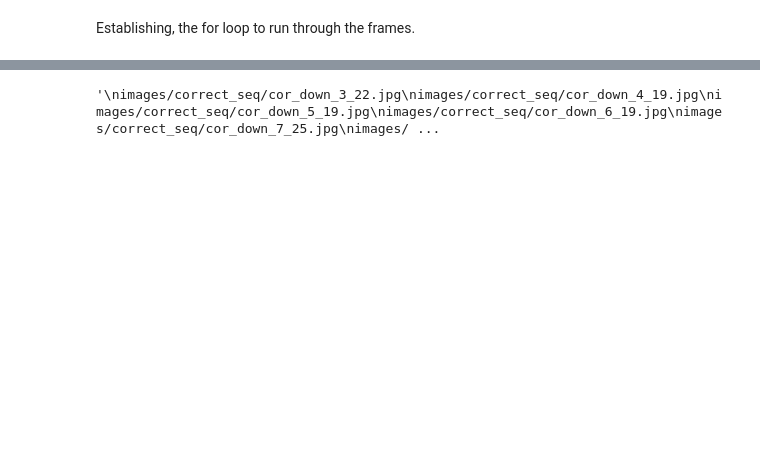
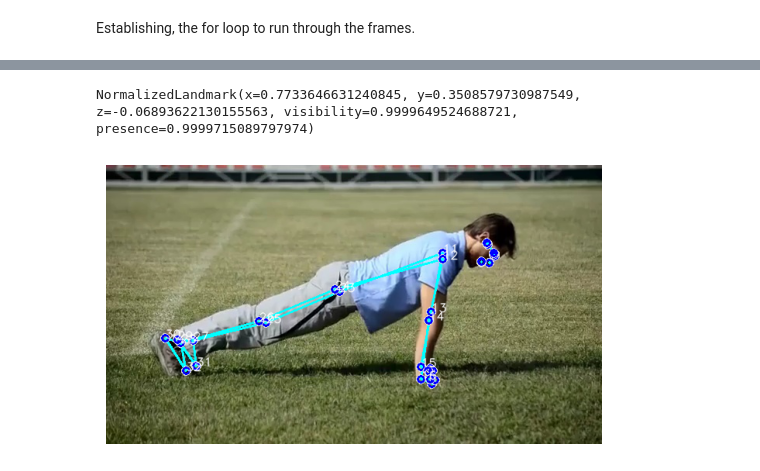
Before and after one commit to jpedroag/PMBA, a Jupyter notebook: C_distances.ipynb, the cells around one changed output, grey strips where cells are left out. Cells and saved outputs as stored; diff of their text form; code cells hidden in the pictures; blank space fills up the shorter version.

```diff
--- a/C_distances.ipynb
+++ b/C_distances.ipynb
@@ -80,13 +86,0 @@ images/correct_seq/cor_down_197_70.jpg
-# %%
-'''
-images/correct_seq/cor_down_3_22.jpg
-images/correct_seq/cor_down_4_19.jpg
-images/correct_seq/cor_down_5_19.jpg
-images/correct_seq/cor_down_6_19.jpg
-images/correct_seq/cor_down_7_25.jpg
-images/correct_seq/cor_down_47_31.jpg
-images/correct_seq/cor_down_78_25.jpg
-images/correct_seq/cor_down_79_22.jpg
-'''
-# %% [output]
-'\nimages/correct_seq/cor_down_3_22.jpg\nimages/correct_seq/cor_down_4_19.jpg\nimages/correct_seq/cor_down_5_19.jpg\nimages/correct_seq/cor_down_6_19.jpg\nimages/correct_seq/cor_down_7_25.jpg\nimages/ ...
@@ -149,3 +149,16 @@ def draw_landmarks_on_image(rgb_image, detection_result, exclude_numbers=[]):
+# %%
+# this is how we can access the landmarks coordinates
+pose_landmarks[0]
+# %% [output]
+NormalizedLandmark(x=0.7733646631240845, y=0.3508579730987549, z=-0.06893622130155563, visibility=0.9999649524688721, presence=0.9999715089797974)
+# %%
+image = cv2.cvtColor(cv2.imread(image_path), cv2.COLOR_BGR2RGB)
+annotated_image = draw_landmarks_on_image(image, pose_landmarker_result, exclude_numbers=[0, 1, 2, 3, 4, 5, 6, 7, 8, 9, 10, 17, 18, 19, 20, 21, 22])
+plt.imshow(annotated_image)
+plt.axis('off')  # Turn off axis
+plt.show()
+# %% [output]
+[figure, added]
 # %%
 annotated_image = draw_landmarks_on_image(image.numpy_view(), pose_landmarker_result, exclude_numbers=[0, 1, 2, 3, 4, 5, 6, 7, 8, 9, 10, 17, 18, 19, 20, 21, 22])
 plt.imshow(annotated_image)
```
Also changed, not shown: parts of 17 cells of this notebook.
